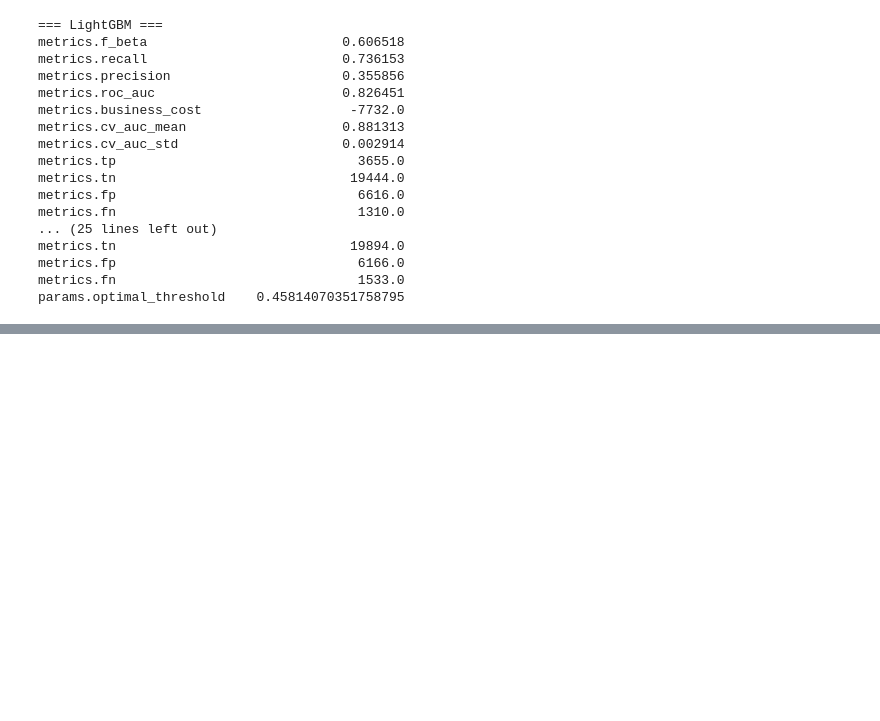
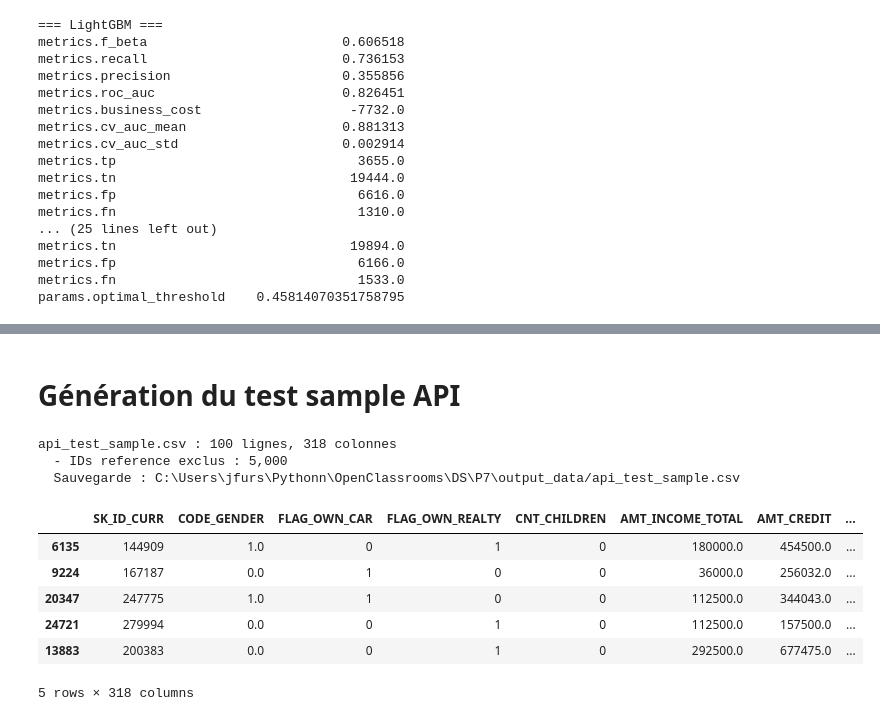
Before and after one commit to ArnaudFrsc/open-classrooms, a Jupyter notebook: P7/ml_research.ipynb, the cells around one changed output, grey strips where cells are left out. Saved outputs shown, nothing was run; the diff lists cells and outputs as text; code cells hidden in the pictures; blank space fills up the shorter version.

```diff
--- a/P7/ml_research.ipynb
+++ b/P7/ml_research.ipynb
@@ -836,0 +819,44 @@ df_sampled.to_csv(f'{ROOT_DIR}\\sampled_train_for_display_in_app.csv', index=Fal
+# %% [markdown]
+# Génération du test sample API
+# %%
+# Génère api_test_sample.csv : 100 clients du test set
+# exclus du fichier de référence P8 (test_reference.csv)
+
+P8_REF = Path(r"C:\Users\jfurs\Pythonn\OpenClassrooms\DS\P8\app\data\test_reference.csv")
+
+# with open(r"C:\Users\jfurs\Pythonn\OpenClassrooms\DS\P7\output_data\cols_kept.json") as f:
+#     _cols_kept = json.load(f)
+
+# api_cols = ["SK_ID_CURR"] + _cols_kept
+
+ref_ids = set(pd.read_csv(P8_REF, usecols=["SK_ID_CURR"])["SK_ID_CURR"])
+
+df_test = pd.read_parquet(f"{ROOT_DIR}/complete_test.parquet")
+if df_test.index.name == "SK_ID_CURR":
+    df_test = df_test.reset_index()
+df_test.columns = df_test.columns.str.replace(r"[^0-9a-zA-Z_]", "_", regex=True)
+
+df_remaining = df_test[~df_test["SK_ID_CURR"].isin(ref_ids)]
+
+sample = df_remaining.sample(100, random_state=42)
+
+out = f"{ROOT_DIR}/api_test_sample.csv"
+sample.to_csv(out, index=False)
+
+print(f"api_test_sample.csv : {len(sample)} lignes, {len(sample.columns)} colonnes")
+print(f"  - IDs reference exclus : {len(ref_ids):,}")
+print(f"  Sauvegarde : {out}")
+# %% [output]
+api_test_sample.csv : 100 lignes, 318 colonnes
+  - IDs reference exclus : 5,000
+  Sauvegarde : C:\Users\jfurs\Pythonn\OpenClassrooms\DS\P7\output_data/api_test_sample.csv
+# %%
+sample.head()
+# %% [output]
+|  | SK_ID_CURR | CODE_GENDER | FLAG_OWN_CAR | FLAG_OWN_REALTY | CNT_CHILDREN | AMT_INCOME_TOTAL | AMT_CREDIT | ... |
+| 6135 | 144909 | 1.0 | 0 | 1 | 0 | 180000.0 | 454500.0 | ... |
+| 9224 | 167187 | 0.0 | 1 | 0 | 0 | 36000.0 | 256032.0 | ... |
+| 20347 | 247775 | 1.0 | 1 | 0 | 0 | 112500.0 | 344043.0 | ... |
+| 24721 | 279994 | 0.0 | 0 | 1 | 0 | 112500.0 | 157500.0 | ... |
+| 13883 | 200383 | 0.0 | 0 | 1 | 0 | 292500.0 | 677475.0 | ... |
+5 rows × 318 columns
```
Also changed, not shown: parts of 5 cells of this notebook, 7 other files.
